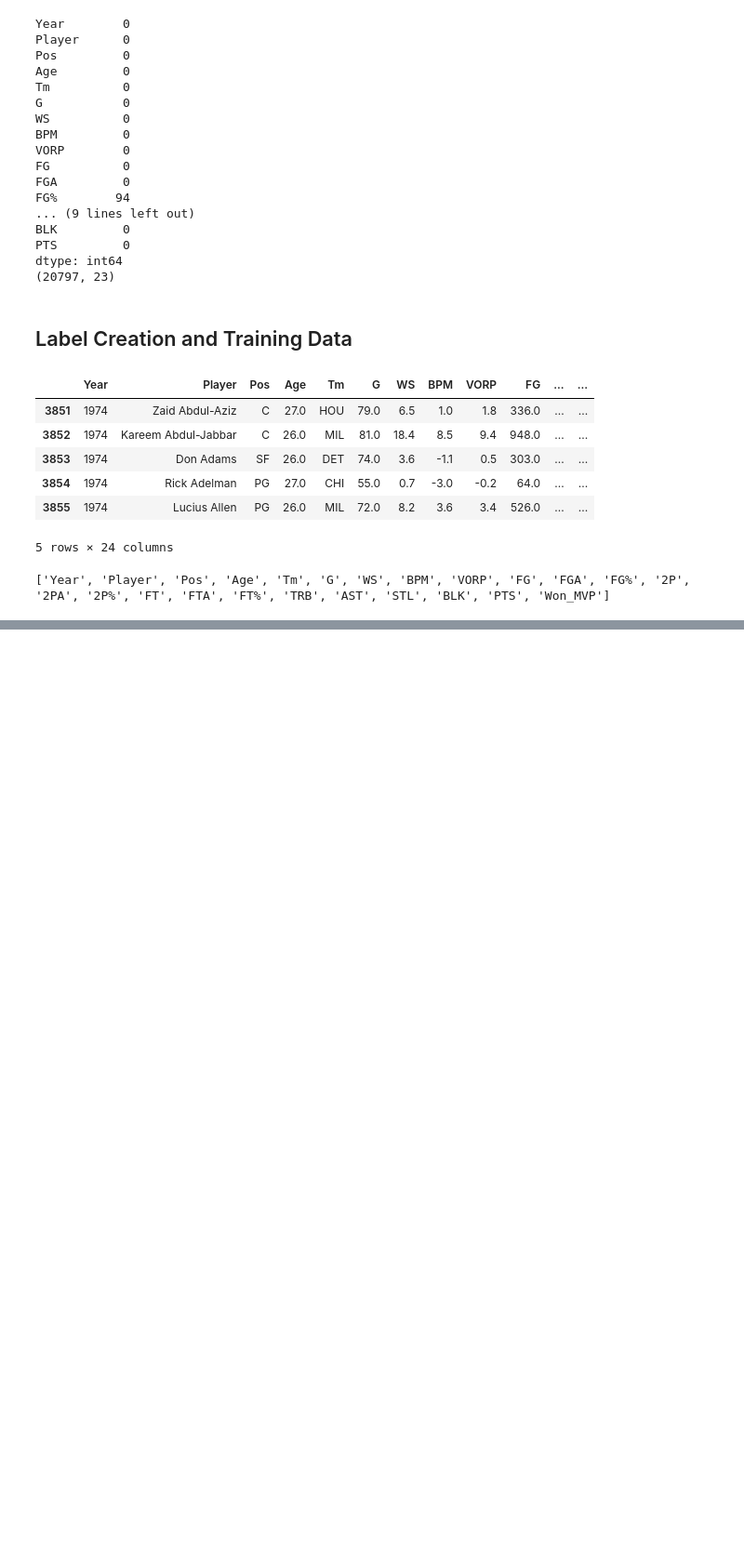
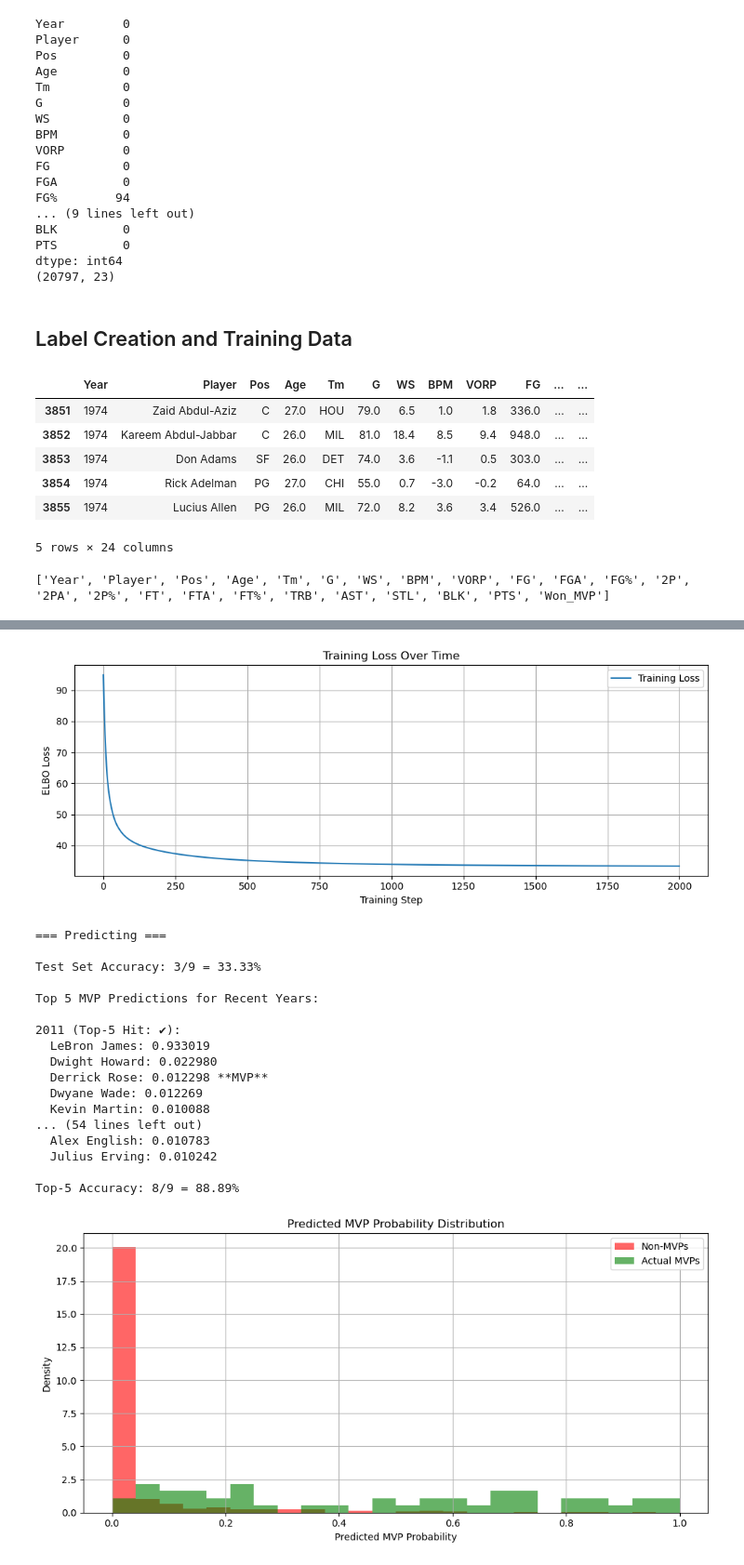
Before and after one commit to HanshalDabbiru/CS179, a Jupyter notebook: main.ipynb, the cells around one changed output, grey strips where cells are left out. Shown: that part at 93% size. Drawn from its saved outputs; the diff is of its cells as text; code cells hidden in the pictures; blank space fills up the shorter version.

```diff
--- a/main.ipynb
+++ b/main.ipynb
@@ -166,7 +166,7 @@ print(list(df.columns))
 # %% [output]
 ['Year', 'Player', 'Pos', 'Age', 'Tm', 'G', 'WS', 'BPM', 'VORP', 'FG', 'FGA', 'FG%', '2P', '2PA', '2P%', 'FT', 'FTA', 'FT%', 'TRB', 'AST', 'STL', 'BLK', 'PTS', 'Won_MVP']
 # %%
-df_top_scorers = df.sort_values(['Year', 'PTS'], ascending=[True, False]).groupby('Year').head(5)
+df_top_scorers = df.sort_values(['Year', 'PTS'], ascending=[True, False]).groupby('Year').head(15)
 df = pd.concat([
     df_top_scorers,
     df[df['Won_MVP'] == 1]
@@ -454,21 +481,19 @@ def load_and_preprocess_from_df(df):
     for col in features:
         if is_object_dtype(df[col].dtype):
             continue
-        binned, bins = pd.qcut(df[col], q=10, labels=False, retbins=True, duplicates='drop')
+        binned, bins = pd.qcut(df[col], q=3, labels=False, retbins=True, duplicates='drop')
         X.append(binned.astype(int).values)
         bins_dict[col] = bins
 
     X = np.stack(X, axis=1)
     return X, y, features, bins_dict
 
-# -------------------- Train/Test Split by Year --------------------
 
 def train_test_split_by_year(df, test_frac=0.2, seed=42):
     years = sorted(df['Year'].unique())
     train_years, test_years = train_test_split(years, test_size=test_frac, random_state=seed)
     return train_years, test_years
 
-# -------------------- Grouping --------------------
 
 def reshape_data_by_year(X, y, df, selected_years):
     X_grouped, y_grouped, year_player_indices = [], [], []
@@ -512,10 +537,24 @@ def train_per_year_model(X_grouped, y_grouped, feature_bins, alpha=1.0):
     svi = SVI(model, guide=lambda *args, **kwargs: None,
               optim=Adam({"lr": 0.01}), loss=Trace_ELBO())
 
-    for step in range(1000):
+    losses = []
+
+    for step in range(2000):
         loss = svi.step(y_grouped)
+        losses.append(loss)
         if step % 100 == 0:
             print(f"[{step}] Loss: {loss:.2f}")
+
+        # Plot training loss
+    plt.figure(figsize=(10, 4))
+    plt.plot(losses, label="Training Loss")
+    plt.title("Training Loss Over Time")
+    plt.xlabel("Training Step")
+    plt.ylabel("ELBO Loss")
+    plt.legend()
+    plt.grid(True)
+    plt.tight_layout()
+    plt.show()
 
 # -------------------- Predict Per-Year --------------------
 
@@ -595,6 +634,28 @@ def run_pipeline_from_df(df, test_frac=0.2):
 
     print(f"\nTop-5 Accuracy: {hit_top_5}/{total} = {100 * hit_top_5 / total:.2f}%")
 
+    # -------------------- Plot Final Results --------------------
+
+    mvp_probs = df_eval["MVP_Prob"]
+    actual_mvp = df_eval["Actual_MVP"]
+
+    mvp_pred_probs = mvp_probs[actual_mvp == 1]
+    non_mvp_pred_probs = mvp_probs[actual_mvp == 0]
+
+    plt.figure(figsize=(10, 5))
+    bins = np.linspace(0, 1, 25)
+
+    plt.hist(non_mvp_pred_probs, bins=bins, alpha=0.6, label="Non-MVPs", color="red", density=True)
+    plt.hist(mvp_pred_probs, bins=bins, alpha=0.6, label="Actual MVPs", color="green", density=True)
+
+    plt.title("Predicted MVP Probability Distribution")
+    plt.xlabel("Predicted MVP Probability")
+    plt.ylabel("Density")
+    plt.legend()
+    plt.grid(True)
+    plt.tight_layout()
+    plt.show()
+
     return df_eval
 
 # -------------------- Run --------------------
@@ -619,0 +681,19 @@ Top-5 Accuracy: 9/9 = 100.00%
+[figure, added]
+=== Predicting ===
+
+Test Set Accuracy: 3/9 = 33.33%
+
+Top 5 MVP Predictions for Recent Years:
+
+2011 (Top-5 Hit: ✔):
+  LeBron James: 0.933019
+  Dwight Howard: 0.022980
+  Derrick Rose: 0.012298 **MVP**
+  Dwyane Wade: 0.012269
+  Kevin Martin: 0.010088
+... (54 lines left out)
+  Alex English: 0.010783
+  Julius Erving: 0.010242
+
+Top-5 Accuracy: 8/9 = 88.89%
+[figure, added]
```
Also changed, not shown: parts of 3 cells of this notebook.
